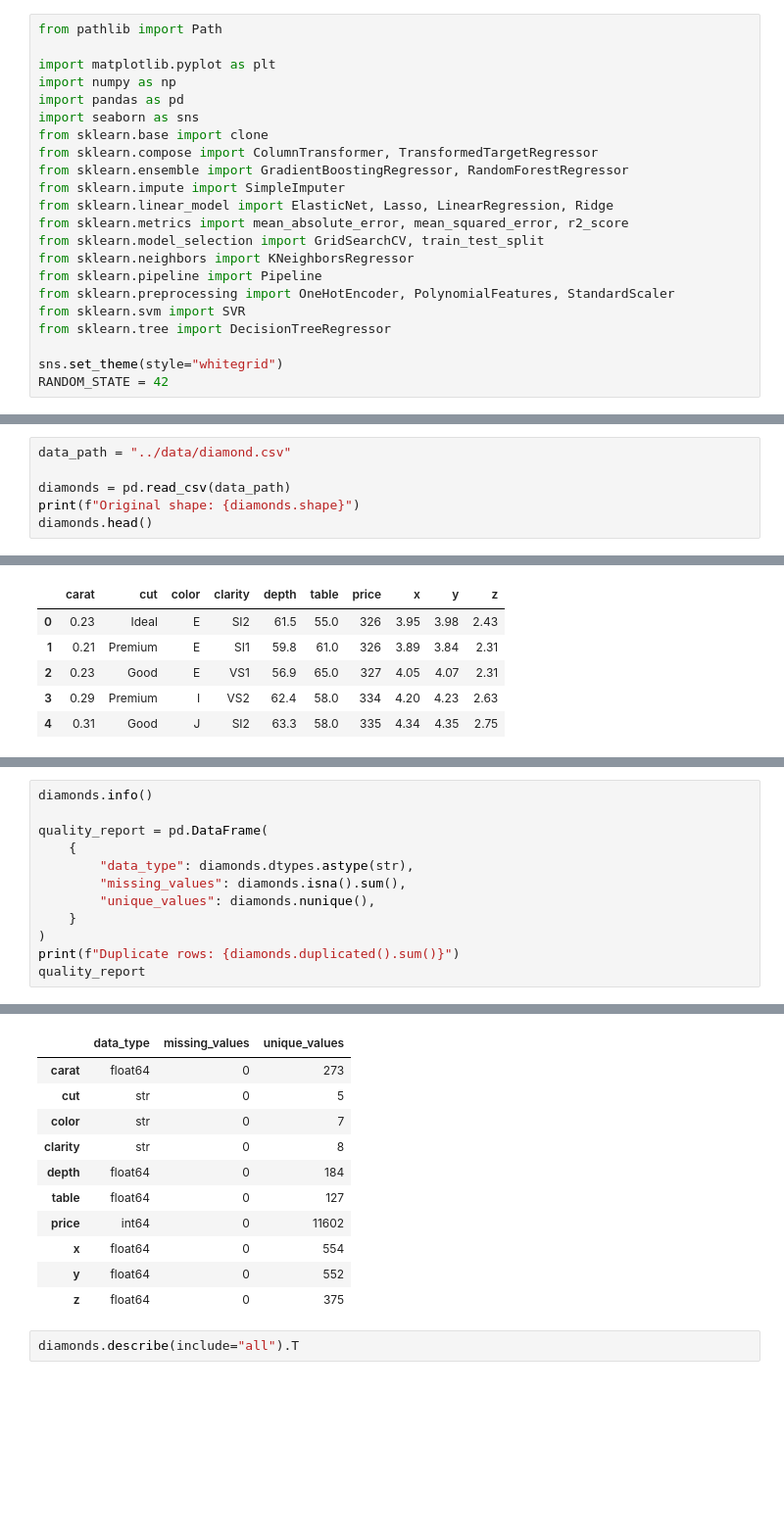
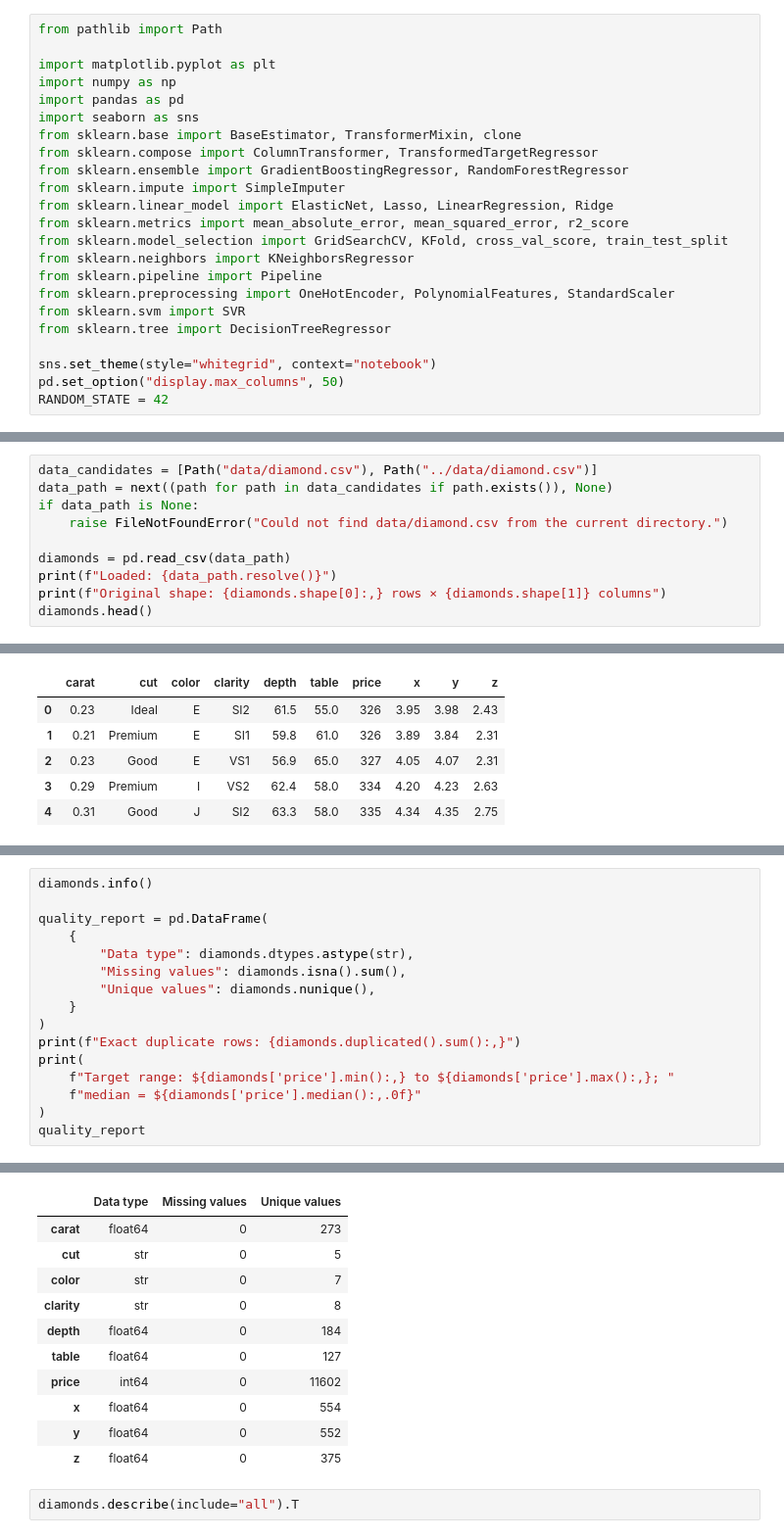
Before and after one commit to DeViKaanil62/ml-capstone, a Jupyter notebook: models/regression.ipynb, the cells around one changed output, grey strips where cells are left out. Shown at 98% size. Drawn from its saved outputs; the diff is of its cells as text; blank space fills up the shorter version.

```diff
--- a/models/regression.ipynb
+++ b/models/regression.ipynb
@@ -13,19 +15,20 @@ import matplotlib.pyplot as plt
 import numpy as np
 import pandas as pd
 import seaborn as sns
-from sklearn.base import clone
+from sklearn.base import BaseEstimator, TransformerMixin, clone
 from sklearn.compose import ColumnTransformer, TransformedTargetRegressor
 from sklearn.ensemble import GradientBoostingRegressor, RandomForestRegressor
 from sklearn.impute import SimpleImputer
 from sklearn.linear_model import ElasticNet, Lasso, LinearRegression, Ridge
 from sklearn.metrics import mean_absolute_error, mean_squared_error, r2_score
-from sklearn.model_selection import GridSearchCV, train_test_split
+from sklearn.model_selection import GridSearchCV, KFold, cross_val_score, train_test_split
 from sklearn.neighbors import KNeighborsRegressor
 from sklearn.pipeline import Pipeline
 from sklearn.preprocessing import OneHotEncoder, PolynomialFeatures, StandardScaler
 from sklearn.svm import SVR
 from sklearn.tree import DecisionTreeRegressor
 
-sns.set_theme(style="whitegrid")
+sns.set_theme(style="whitegrid", context="notebook")
+pd.set_option("display.max_columns", 50)
 RANDOM_STATE = 42
 # %% [markdown]
@@ -35,7 +38,11 @@ The path check lets this notebook run from either the project root or the `model
 # %%
-data_path = "../data/diamond.csv"
+data_candidates = [Path("data/diamond.csv"), Path("../data/diamond.csv")]
+data_path = next((path for path in data_candidates if path.exists()), None)
+if data_path is None:
+    raise FileNotFoundError("Could not find data/diamond.csv from the current directory.")
 
 diamonds = pd.read_csv(data_path)
-print(f"Original shape: {diamonds.shape}")
+print(f"Loaded: {data_path.resolve()}")
+print(f"Original shape: {diamonds.shape[0]:,} rows × {diamonds.shape[1]} columns")
 diamonds.head()
 # %% [output]
@@ -80,12 +88,16 @@ diamonds.info()
 
 quality_report = pd.DataFrame(
     {
-        "data_type": diamonds.dtypes.astype(str),
-        "missing_values": diamonds.isna().sum(),
-        "unique_values": diamonds.nunique(),
+        "Data type": diamonds.dtypes.astype(str),
+        "Missing values": diamonds.isna().sum(),
+        "Unique values": diamonds.nunique(),
     }
 )
-print(f"Duplicate rows: {diamonds.duplicated().sum()}")
+print(f"Exact duplicate rows: {diamonds.duplicated().sum():,}")
+print(
+    f"Target range: ${diamonds['price'].min():,} to ${diamonds['price'].max():,}; "
+    f"median = ${diamonds['price'].median():,.0f}"
+)
 quality_report
 # %% [output]
 <class 'pandas.DataFrame'>
@@ -109,4 +122,4 @@ Duplicate rows: 146
-|  | data_type | missing_values | unique_values |
+|  | Data type | Missing values | Unique values |
 | carat | float64 | 0 | 273 |
 | cut | str | 0 | 5 |
 | color | str | 0 | 7 |
```
Also changed, not shown: parts of 124 cells of this notebook.
